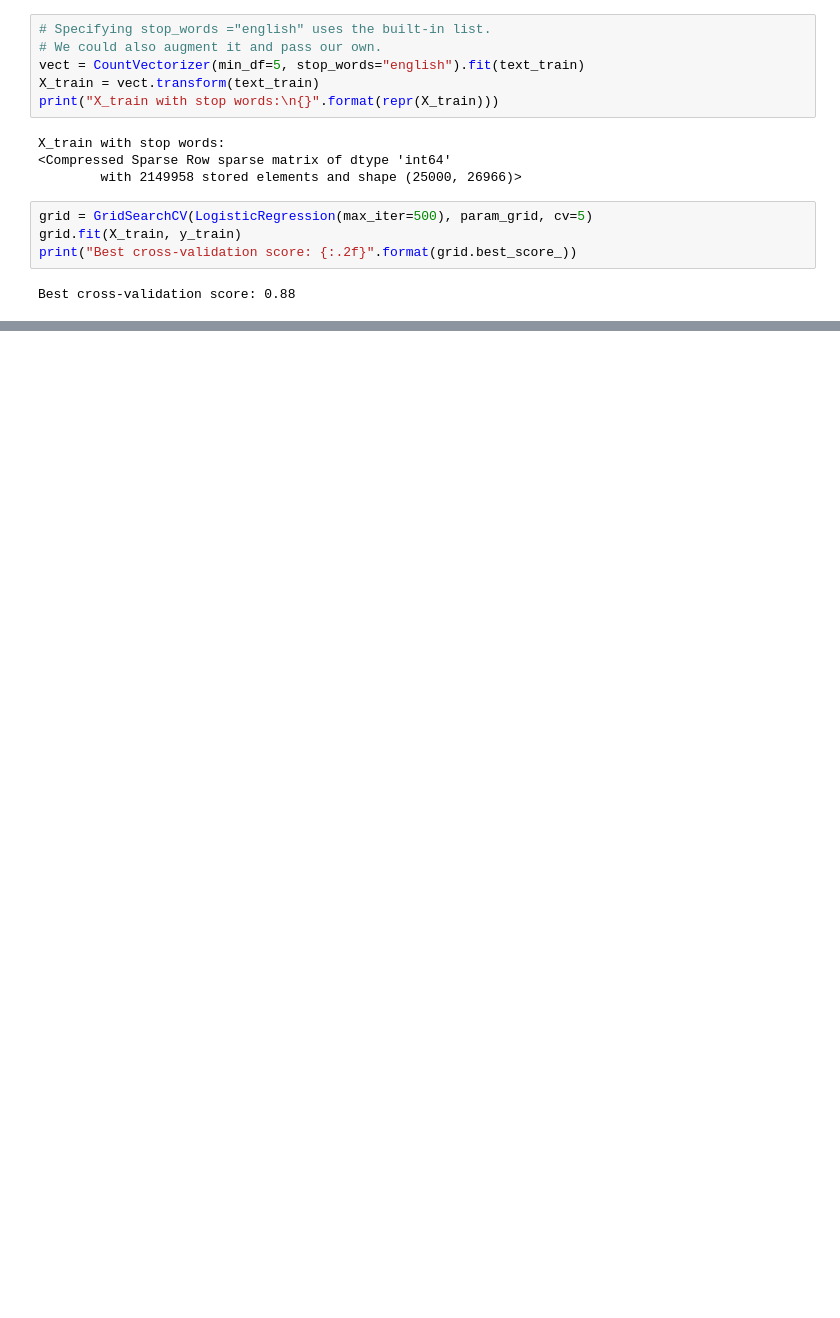
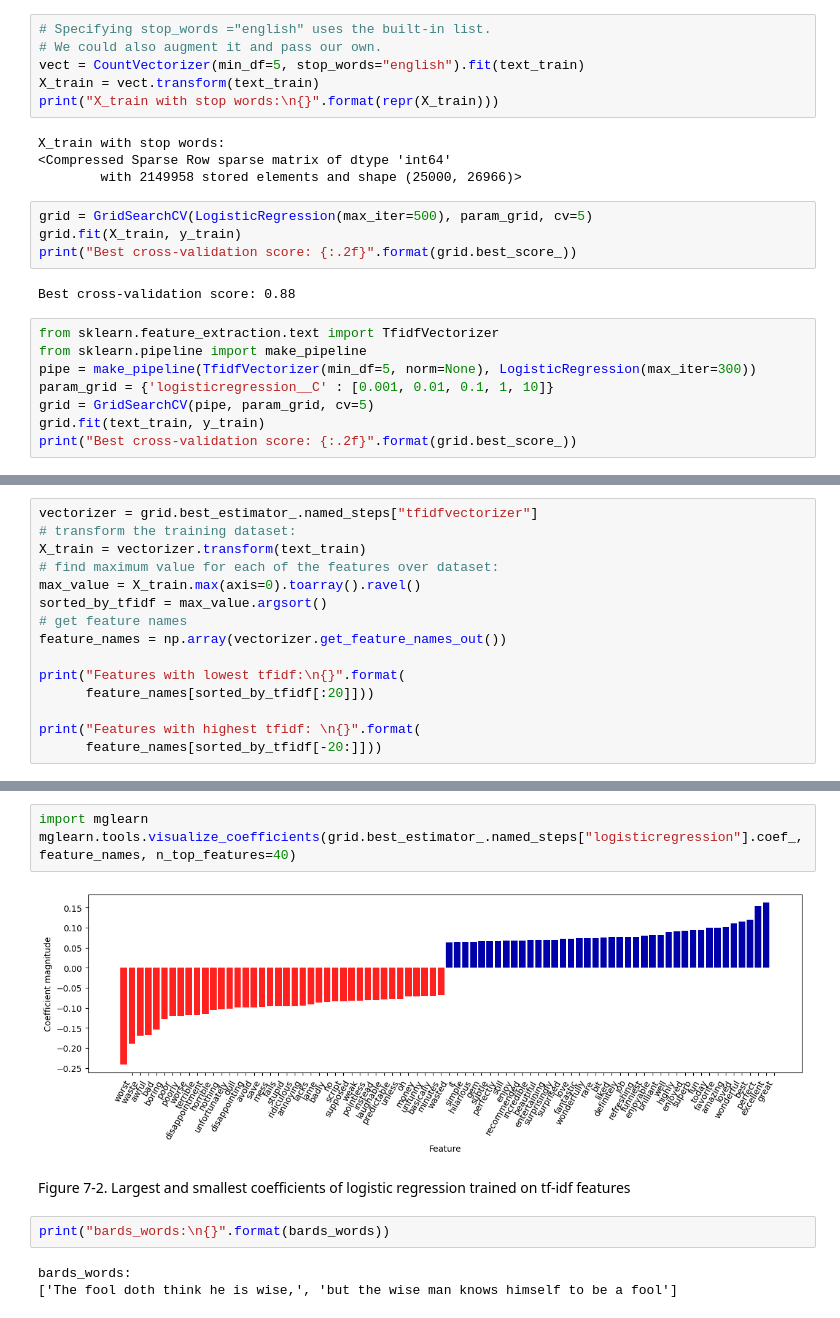
Before and after one commit to Youngsoo1024/Python_ML, a Jupyter notebook: Chap7/ch7_practice.ipynb, the cells around one changed output, grey strips where cells are left out. Cells and saved outputs as stored; diff of their text form; blank space fills up the shorter version.

```diff
--- a/Chap7/ch7_practice.ipynb
+++ b/Chap7/ch7_practice.ipynb
@@ -189,3 +189,11 @@ grid.fit(X_train, y_train)
 print("Best cross-validation score: {:.2f}".format(grid.best_score_))
 # %% [output]
 Best cross-validation score: 0.88
+# %%
+from sklearn.feature_extraction.text import TfidfVectorizer
+from sklearn.pipeline import make_pipeline
+pipe = make_pipeline(TfidfVectorizer(min_df=5, norm=None), LogisticRegression(max_iter=300))
+param_grid = {'logisticregression__C' : [0.001, 0.01, 0.1, 1, 10]}
+grid = GridSearchCV(pipe, param_grid, cv=5)
+grid.fit(text_train, y_train)
+print("Best cross-validation score: {:.2f}".format(grid.best_score_))
@@ -191,0 +202,15 @@ Best cross-validation score: 0.88
+# %%
+vectorizer = grid.best_estimator_.named_steps["tfidfvectorizer"]
+# transform the training dataset:
+X_train = vectorizer.transform(text_train)
+# find maximum value for each of the features over dataset:
+max_value = X_train.max(axis=0).toarray().ravel()
+sorted_by_tfidf = max_value.argsort()
+# get feature names
+feature_names = np.array(vectorizer.get_feature_names_out())
+
+print("Features with lowest tfidf:\n{}".format(
+      feature_names[sorted_by_tfidf[:20]]))
+
+print("Features with highest tfidf: \n{}".format(
+      feature_names[sorted_by_tfidf[-20:]]))
@@ -191,0 +242,12 @@ Best cross-validation score: 0.88
+# %%
+import mglearn
+mglearn.tools.visualize_coefficients(grid.best_estimator_.named_steps["logisticregression"].coef_, feature_names, n_top_features=40)
+# %% [output]
+[figure, added]
+# %% [markdown]
+Figure 7-2. Largest and smallest coefficients of logistic regression trained on tf-idf features
+# %%
+print("bards_words:\n{}".format(bards_words))
+# %% [output]
+bards_words:
+['The fool doth think he is wise,', 'but the wise man knows himself to be a fool']
```
Also changed, not shown: parts of 33 cells of this notebook, 1 other file.
